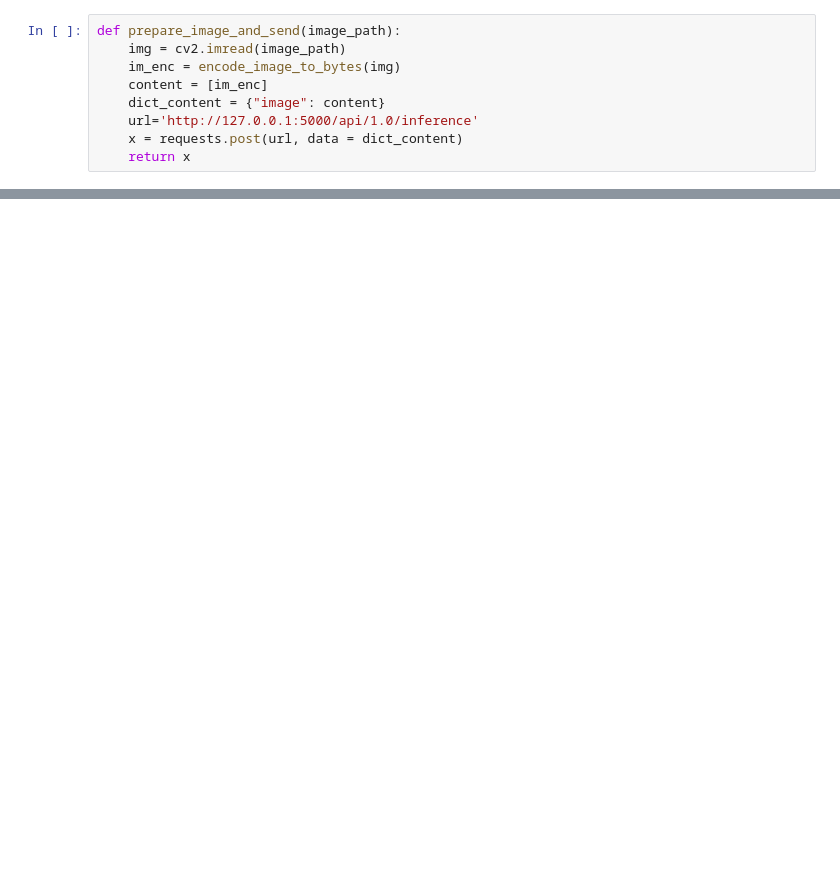
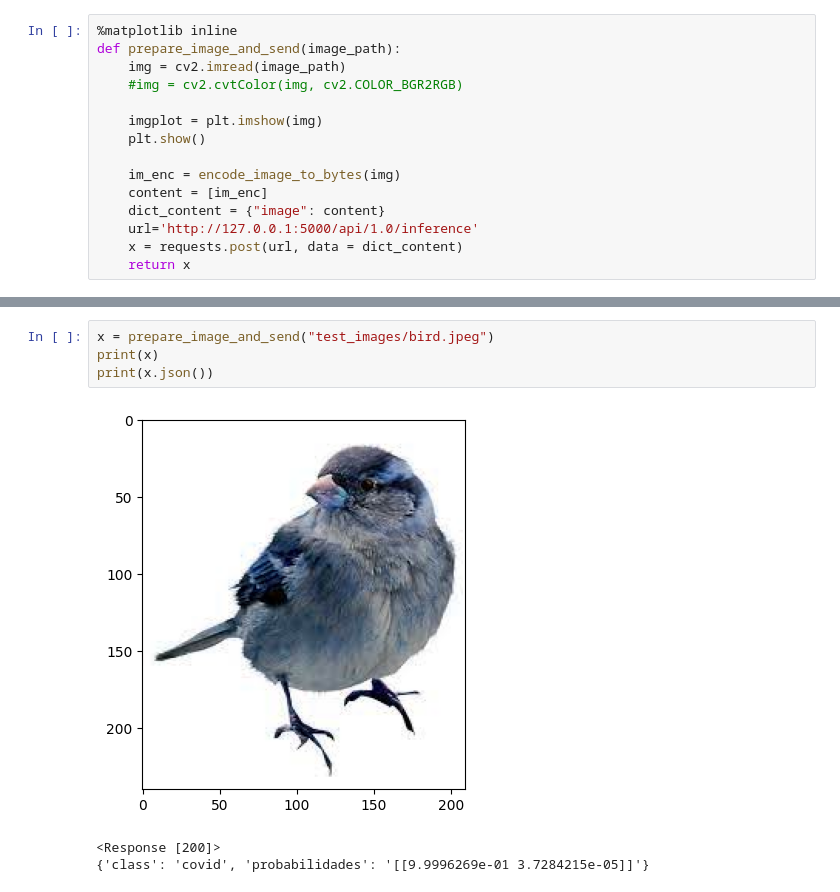
Before and after one commit to evysb/api_to_infer_dl_model, a Jupyter notebook: test.ipynb, the cells around one changed output, grey strips where cells are left out. Saved outputs shown, nothing was run; the diff lists cells and outputs as text; blank space fills up the shorter version.

```diff
--- a/test.ipynb
+++ b/test.ipynb
@@ -18,8 +12,14 @@ def encode_image_to_bytes(img):
     im_b64 = base64.b64encode(im_bytes)
     return im_b64
 # %%
+%matplotlib inline
 def prepare_image_and_send(image_path):
     img = cv2.imread(image_path)
+    #img = cv2.cvtColor(img, cv2.COLOR_BGR2RGB)
+
+    imgplot = plt.imshow(img)
+    plt.show()
+
     im_enc = encode_image_to_bytes(img)
     content = [im_enc]
     dict_content = {"image": content}
@@ -49,0 +48,8 @@ print(x.json())
+# %%
+x = prepare_image_and_send("test_images/bird.jpeg")
+print(x)
+print(x.json())
+# %% [output]
+[figure, added]
+<Response [200]>
+{'class': 'covid', 'probabilidades': '[[9.9996269e-01 3.7284215e-05]]'}
```
Also changed, not shown: parts of 5 cells of this notebook, 2 other files.
